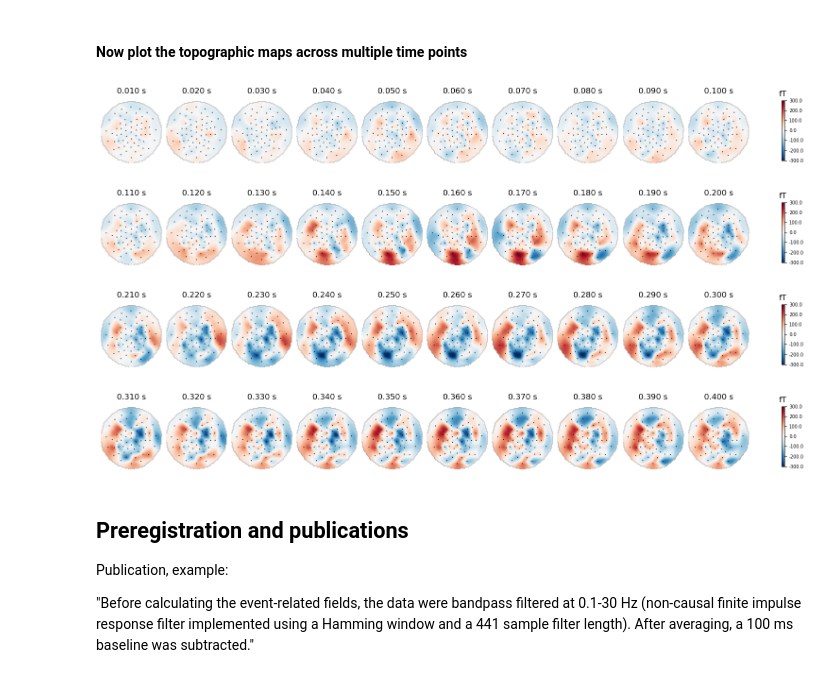
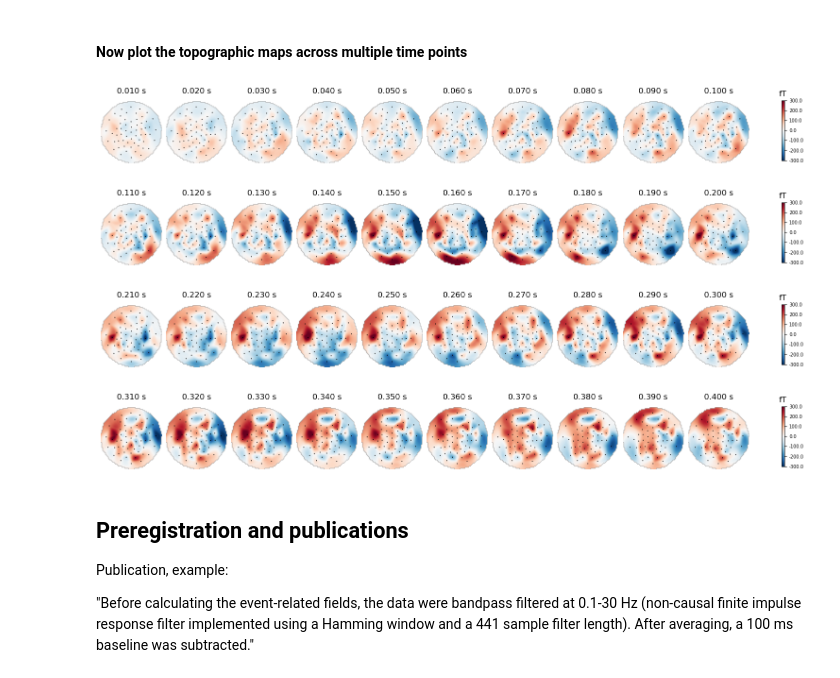
Before and after one commit to laurabpaulsen/Cerca, a Jupyter notebook: EventRelatedFields.ipynb, the cells around one changed output. Cells and saved outputs as stored; diff of their text form; code cells hidden in the pictures.

```diff
--- a/EventRelatedFields.ipynb
+++ b/EventRelatedFields.ipynb
@@ -176,17 +158,17 @@ evoked_stim.plot_topomap(times=[0.170],
 # %%
 time_ins1 = np.linspace(0.01, 0.1, num=10) #define time points
 time_ins2 = np.linspace(0.11, 0.2, num=10) #define time points
 time_ins3 = np.linspace(0.21, 0.3, num=10) #define time points
 time_ins4 = np.linspace(0.31, 0.4, num=10) #define time points
-evoked_stim.plot_topomap(times=time_ins1, ch_type='mag', extrapolate = 'local', contours = 0, outlines = None,vlim = (-300,300));
-evoked_stim.plot_topomap(times=time_ins2, ch_type='mag', extrapolate = 'local', contours = 0, outlines = None,vlim = (-300,300));
-evoked_stim.plot_topomap(times=time_ins3, ch_type='mag', extrapolate = 'local', contours = 0, outlines = None,vlim = (-300,300));
-evoked_stim.plot_topomap(times=time_ins4, ch_type='mag', extrapolate = 'local', contours = 0, outlines = None,vlim = (-300,300));
+evoked_left.plot_topomap(times=time_ins1, ch_type='mag', extrapolate = 'local', contours = 0, outlines = None,vlim = (-300,300));
+evoked_left.plot_topomap(times=time_ins2, ch_type='mag', extrapolate = 'local', contours = 0, outlines = None,vlim = (-300,300));
+evoked_left.plot_topomap(times=time_ins3, ch_type='mag', extrapolate = 'local', contours = 0, outlines = None,vlim = (-300,300));
+evoked_left.plot_topomap(times=time_ins4, ch_type='mag', extrapolate = 'local', contours = 0, outlines = None,vlim = (-300,300));
 # %% [output]
-[figure, old version]
+[figure, new version]
-[figure, old version]
+[figure, new version]
-[figure, old version]
+[figure, new version]
-[figure, old version]
+[figure, new version]
 # %% [markdown]
 
 ## Preregistration and publications
```
Also changed, not shown: parts of 6 cells of this notebook, 8 other files.
